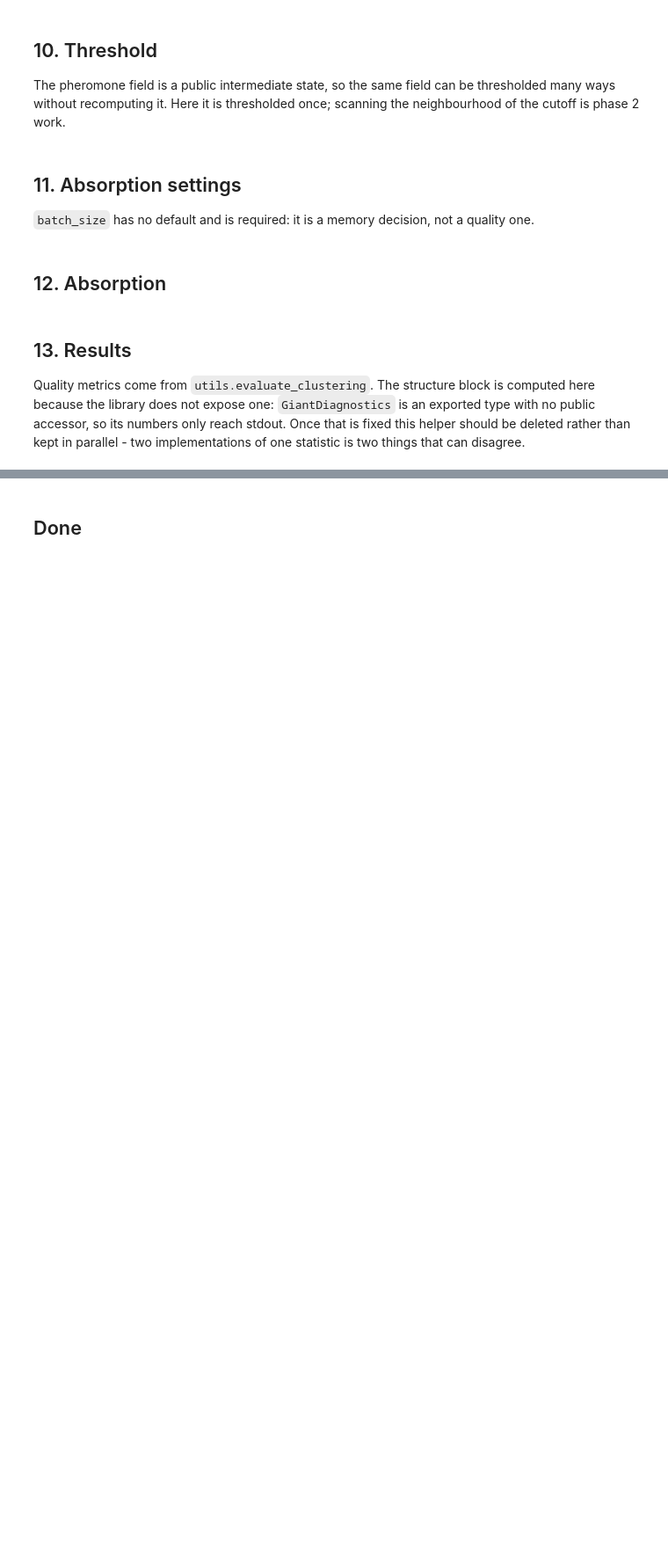
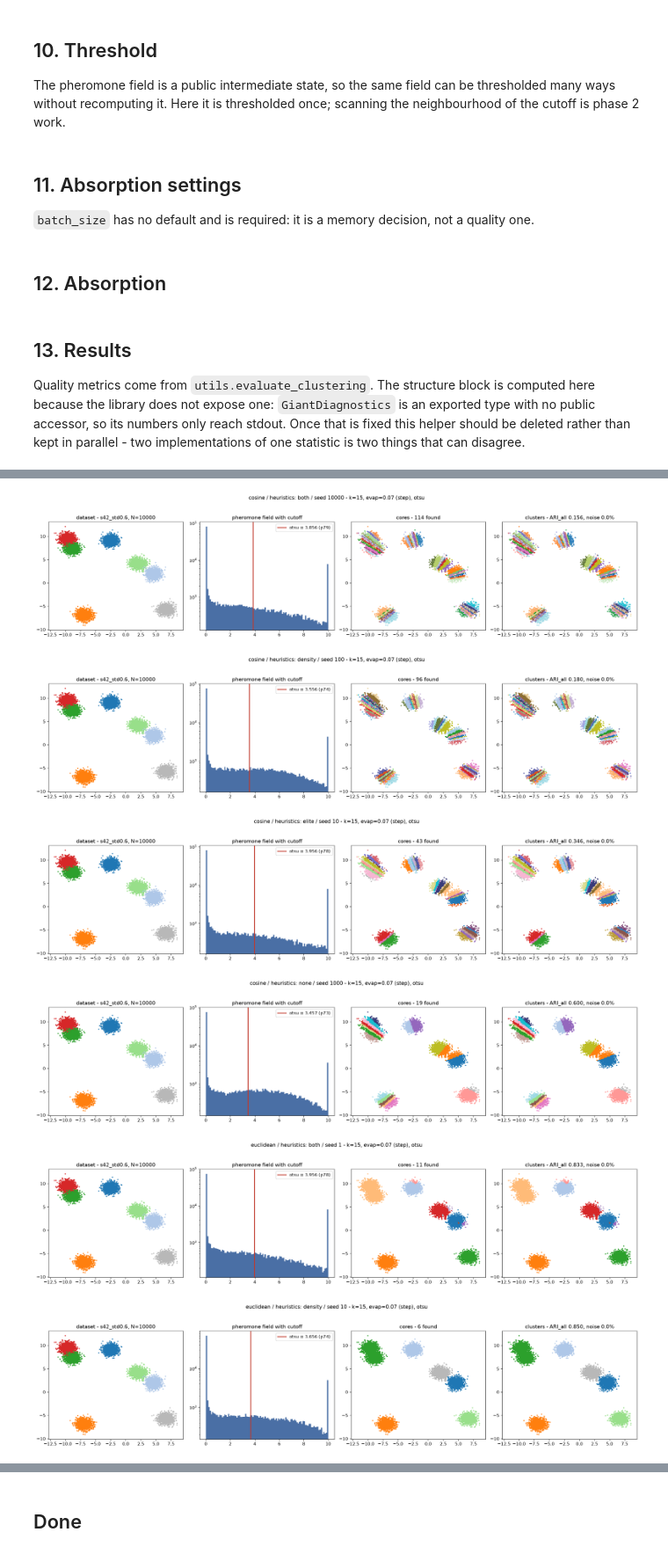
Before and after one commit to yourdisenchantment/intelliant, a Jupyter notebook: notebooks/2d/simple_blobs/intelliant/simple_blobs_intelliant.ipynb, the cells around one changed output, grey strips where cells are left out. Shown at 88% size. Cells and saved outputs as stored; diff of their text form; code cells hidden in the pictures; blank space fills up the shorter version.

```diff
--- a/notebooks/2d/simple_blobs/intelliant/simple_blobs_intelliant.ipynb
+++ b/notebooks/2d/simple_blobs/intelliant/simple_blobs_intelliant.ipynb
@@ -101,7 +124,7 @@ approximate search is not bit-reproducible under a fixed seed.
 # %%
 GRAPH_PARAMS = {
     "n_neighbors": 15,
-    "metric": "cosine",
+    "metric": "euclidean",
     "mutual": True,
     "knn_method": "exact",
 }
@@ -391,7 +440,11 @@ def panel_colours(labels: np.ndarray) -> tuple[np.ndarray, ListedColormap]:
 
 def draw_grid(fork_name: str, set_name: str, seed: int) -> None:
     """Four panels: input, pheromone field with its cutoff, cores, clusters."""
-    extractor, cut, clusterer_, lab = run_once(graphs[fork_name], HEURISTIC_SETS[set_name], seed, X)
+    fork = FORKS[fork_name]
+    graph_params = {**GRAPH_PARAMS, **fork["graph"]}
+    built = graphs[tuple(sorted(graph_params.items()))]
+    aco_extra = {**fork["aco"], **HEURISTIC_SETS[set_name]}
+    extractor, cut, clusterer_, lab = run_once(built, aco_extra, seed, X)
     stats = evaluate_clustering(y_true, lab)
 
     fig, axes = plt.subplots(1, 4, figsize=(20, 4.6))
@@ -410,33 +463,42 @@ def draw_grid(fork_name: str, set_name: str, seed: int) -> None:
     axes[1].set_yscale("log")
     axes[1].set_title("pheromone field with cutoff")
     axes[1].legend()
 
     cores = clusterer_.labels_pheromone_
     idx, cmap = panel_colours(cores)
     axes[2].scatter(X[:, 0], X[:, 1], c=idx, cmap=cmap, s=3)
     axes[2].set_title(f"cores - {len(np.unique(cores[cores >= 0]))} found")
 
     idx, cmap = panel_colours(lab)
     axes[3].scatter(X[:, 0], X[:, 1], c=idx, cmap=cmap, s=3)
     axes[3].set_title(f"clusters - ARI_all {stats['ARI_all']:.3f}, noise {stats['NoisePct']:.1f}%")
 
     for ax in (axes[0], axes[2], axes[3]):
         ax.set_xlim(X[:, 0].min() - 1, X[:, 0].max() + 1)
         ax.set_ylim(X[:, 1].min() - 1, X[:, 1].max() + 1)
 
+    aco_all = {**ACO_PARAMS, **aco_extra}
     fig.suptitle(
         f"{fork_name} / heuristics: {set_name} / seed {seed} - "
-        f"k={GRAPH_PARAMS['n_neighbors']}, evap={ACO_PARAMS['evaporation_rate']} "
-        f"({ACO_PARAMS['evaporation_schedule']}), {THRESHOLD_PARAMS['method']}",
+        f"{graph_params['metric']}, k={graph_params['n_neighbors']}, "
+        f"mutual={graph_params['mutual']}, evap={aco_all['evaporation_rate']} "
+        f"({aco_all['evaporation_schedule']}), {THRESHOLD_PARAMS['method']}",
         y=1.04,
     )
     fig.tight_layout()
-    # fig.savefig(FIGURES_DIR / f"grid_{fork_name}_{set_name}.png", bbox_inches="tight")
+    # fig.savefig(FIGURES_DIR / f"grid_{SWEEP_NAME}_{fork_name}_{set_name}.png", bbox_inches="tight")
     plt.show()
 
 
 best = runs.sort("ARI_all", descending=True).group_by("fork", "heuristics").first().sort("fork", "heuristics")
 print(best.select("fork", "heuristics", "seed", "ARI_all", "Clusters", "NoisePct"))
 
 for row in best.iter_rows(named=True):
     draw_grid(row["fork"], row["heuristics"], row["seed"])
+# %% [output]
+[figure, added]
+[figure, added]
+[figure, added]
+[figure, added]
+[figure, added]
+[figure, added]
```
Also changed, not shown: parts of 11 cells of this notebook, 5 other files.
